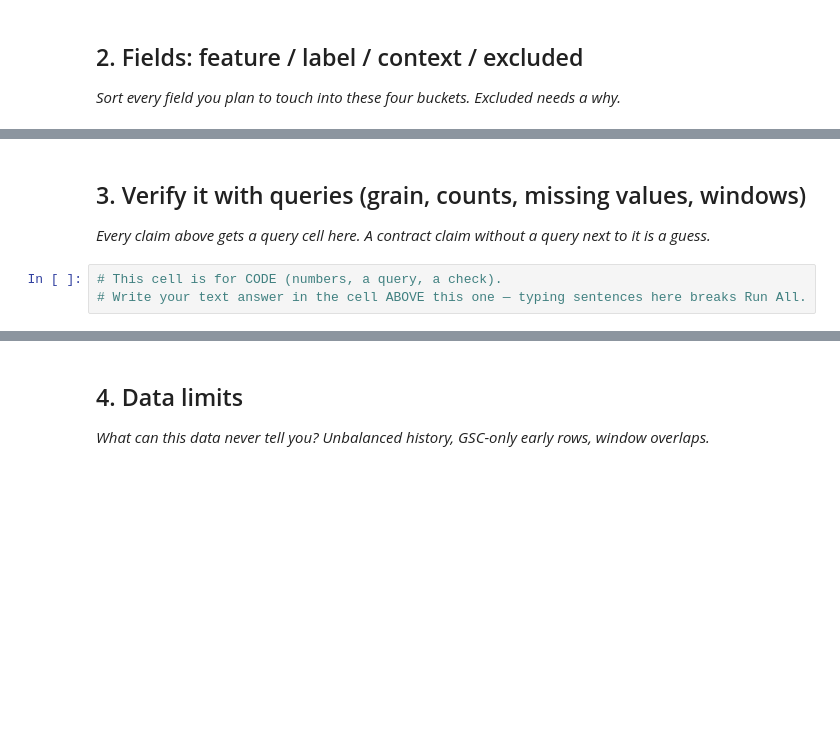
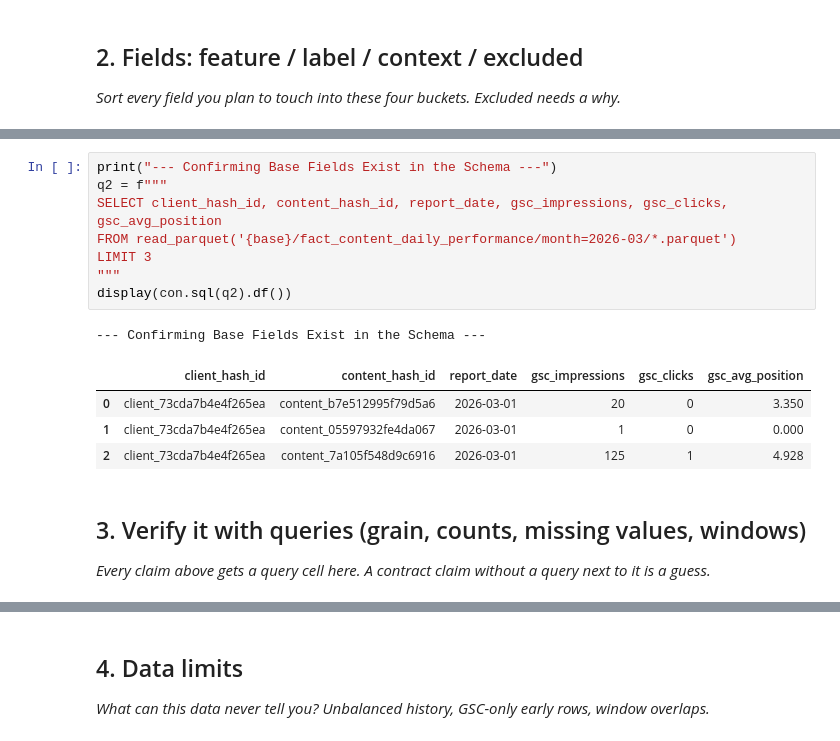
Before and after one commit to Mehroze-Ali/flyrank-ml-internship, a Jupyter notebook: work/notebooks/w03_data_contract.ipynb, the cells around one changed output, grey strips where cells are left out. Saved outputs shown, nothing was run; the diff lists cells and outputs as text; blank space fills up the shorter version.

```diff
--- a/work/notebooks/w03_data_contract.ipynb
+++ b/work/notebooks/w03_data_contract.ipynb
@@ -23,7 +49,18 @@ This skeleton is yours to fill. Work the sections **in order** — each one has
+# %%
+print("--- Confirming Base Fields Exist in the Schema ---")
+q2 = f"""
+SELECT client_hash_id, content_hash_id, report_date, gsc_impressions, gsc_clicks, gsc_avg_position
+FROM read_parquet('{base}/fact_content_daily_performance/month=2026-03/*.parquet')
+LIMIT 3
+"""
+display(con.sql(q2).df())
+# %% [output]
+--- Confirming Base Fields Exist in the Schema ---
+|  | client_hash_id | content_hash_id | report_date | gsc_impressions | gsc_clicks | gsc_avg_position |
+| 0 | client_73cda7b4e4f265ea | content_b7e512995f79d5a6 | 2026-03-01 | 20 | 0 | 3.350 |
+| 1 | client_73cda7b4e4f265ea | content_05597932fe4da067 | 2026-03-01 | 1 | 0 | 0.000 |
+| 2 | client_73cda7b4e4f265ea | content_7a105f548d9c6916 | 2026-03-01 | 125 | 1 | 4.928 |
 # %% [markdown]
 ## 3. Verify it with queries (grain, counts, missing values, windows)
 
 *Every claim above gets a query cell here. A contract claim without a query next to it is a guess.*
-# %%
-# This cell is for CODE (numbers, a query, a check).
-# Write your text answer in the cell ABOVE this one — typing sentences here breaks Run All.
```
Also changed, not shown: parts of 10 cells of this notebook.
